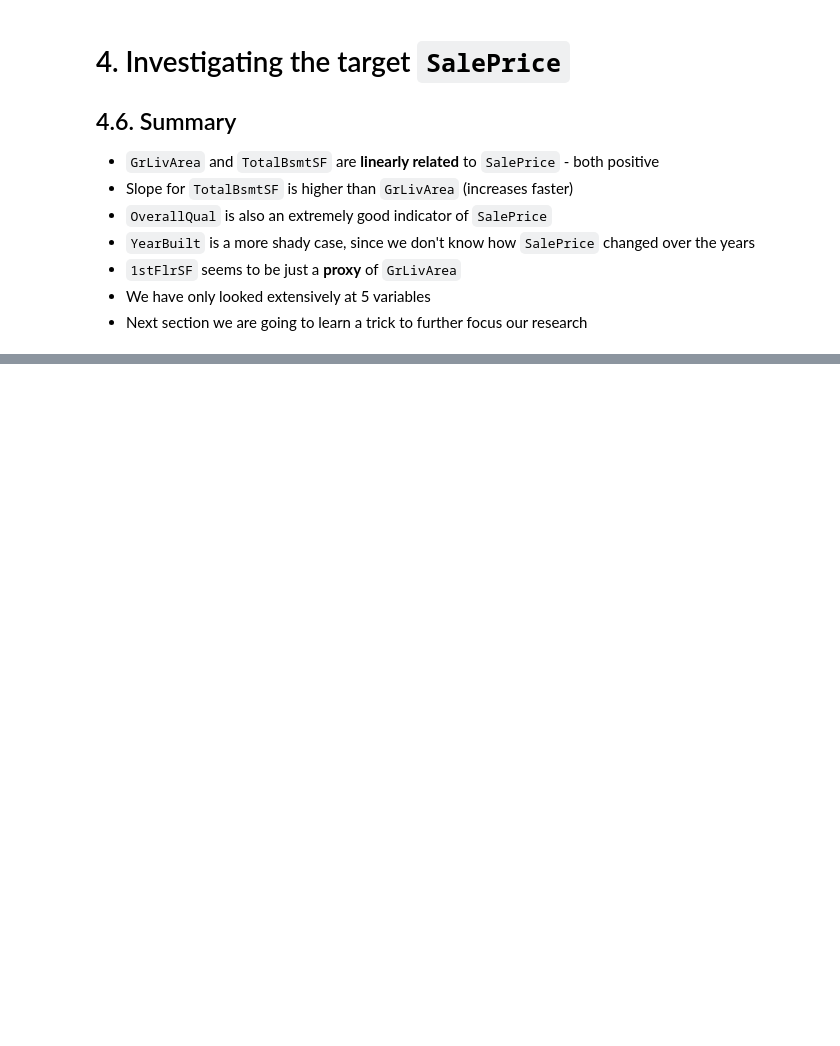
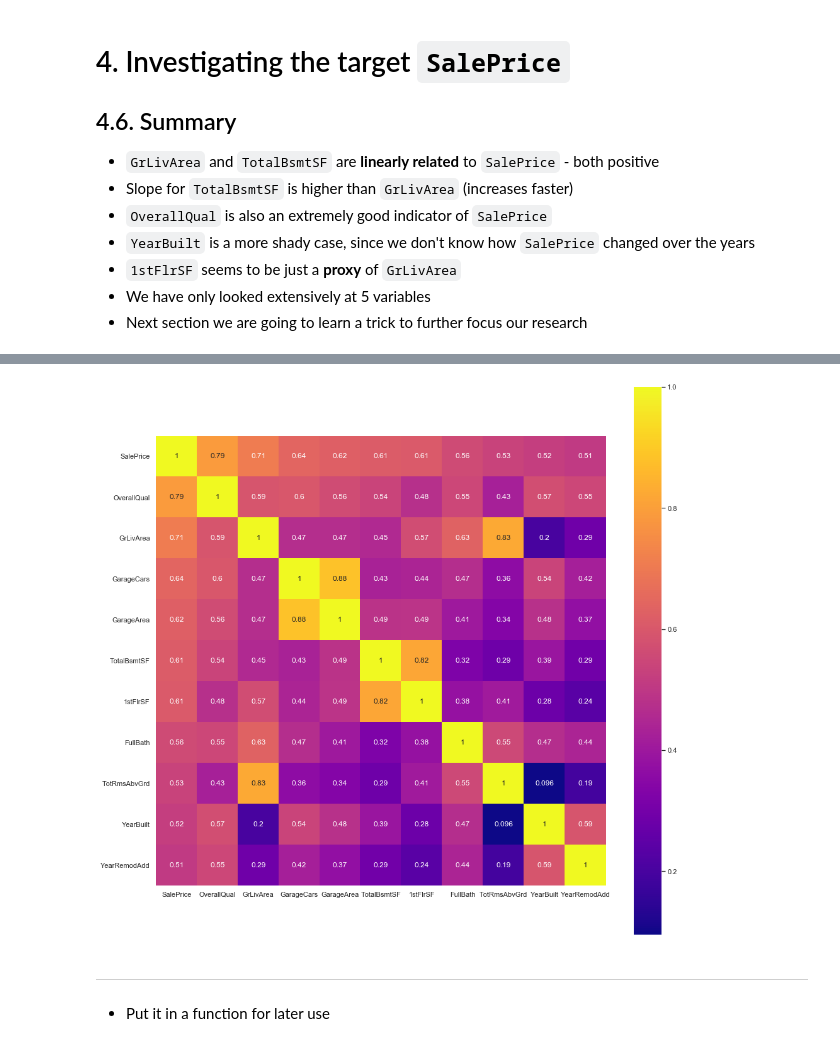
Before and after one commit to pedroallenrevez/PythonClasses, a Jupyter notebook: 3-Visualization/index.ipynb, the cells around one changed output, grey strips where cells are left out. Saved outputs shown, nothing was run; the diff lists cells and outputs as text; code cells hidden in the pictures; blank space fills up the shorter version.

```diff
--- a/3-Visualization/index.ipynb
+++ b/3-Visualization/index.ipynb
@@ -901,0 +1049,3 @@ Taking notes:
+# %%
+saleprice_corr = corrmat[['SalePrice']].abs()
+saleprice_corr.head()
@@ -901,0 +1059,3 @@ Taking notes:
+# %%
+sorted_saleprice_corr = saleprice_corr.sort_values(by='SalePrice', ascending=False)
+sorted_saleprice_corr.head()
@@ -901,0 +1069,4 @@ Taking notes:
+# %%
+k = 10 # number of highest correlations to SalePrice
+top_saleprice_corr = sorted_saleprice_corr[:k]
+top_saleprice_corr
@@ -901,0 +1085,3 @@ Taking notes:
+# %%
+cols = list(top_saleprice_corr.index)
+cols
@@ -901,0 +1100,10 @@ Taking notes:
+# %%
+cm = df[cols].corr(method='pearson')
+plt.subplots(figsize=(16, 16))
+hm = sns.heatmap(cm, annot=True, square=True, yticklabels=cols, xticklabels=cols, cmap='plasma')
+plt.show()
+# %% [output]
+[figure, added]
+# %% [markdown]
+---
+- Put it in a function for later use
```
Also changed, not shown: parts of 88 cells of this notebook, 5 other files.
